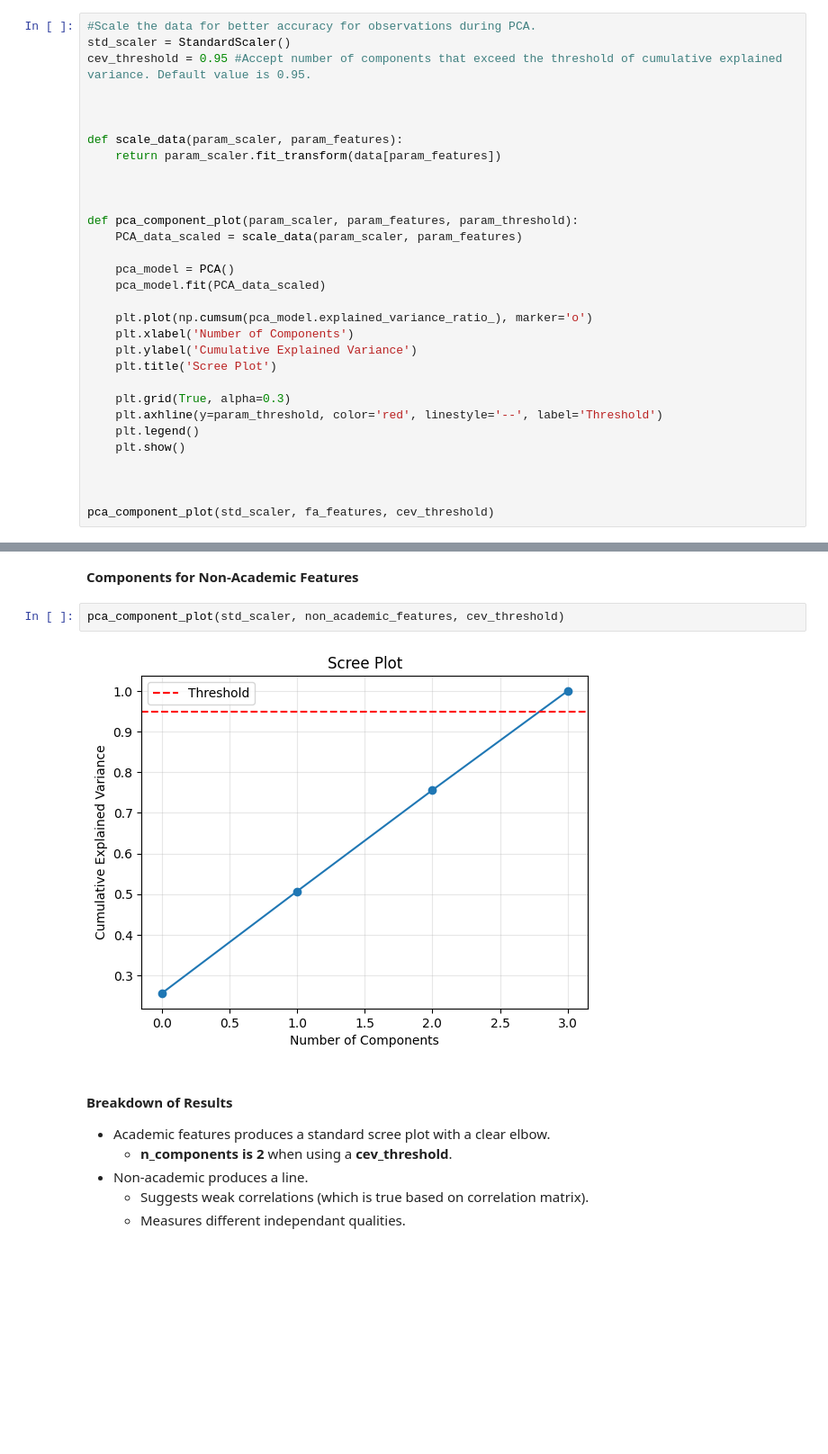
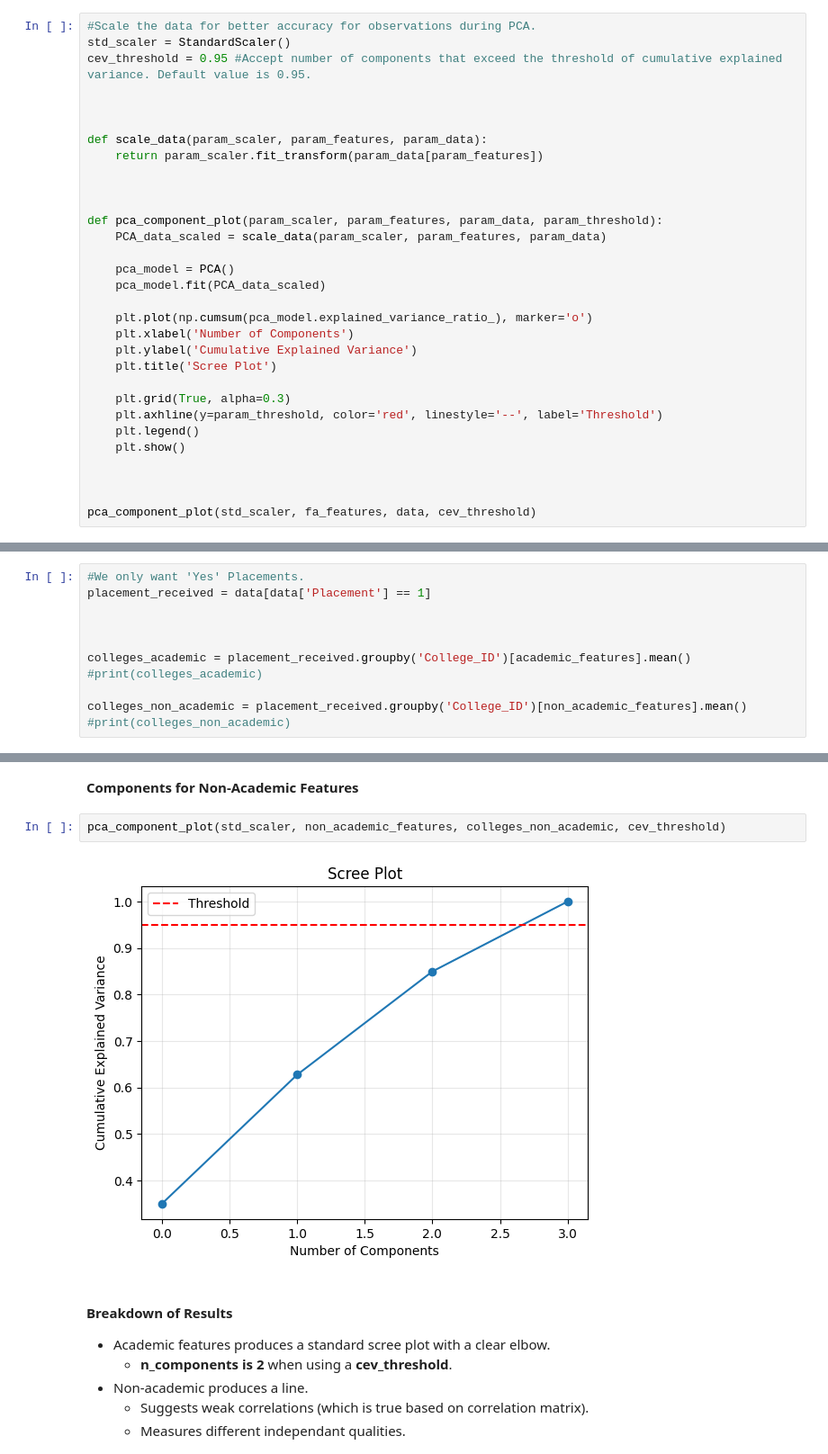
Before and after one commit to Chungj2000/DataAnalysis, a Jupyter notebook: Kaggle/College Student Placement Factors/Workbook.ipynb, the cells around one changed output, grey strips where cells are left out. Shown at 90% size. Saved outputs shown, nothing was run; the diff lists cells and outputs as text; blank space fills up the shorter version.

```diff
--- a/Kaggle/College Student Placement Factors/Workbook.ipynb
+++ b/Kaggle/College Student Placement Factors/Workbook.ipynb
@@ -341,13 +341,13 @@ cev_threshold = 0.95 #Accept number of components that exceed the threshold of c
 
 
 
-def scale_data(param_scaler, param_features):
-    return param_scaler.fit_transform(data[param_features])
+def scale_data(param_scaler, param_features, param_data):
+    return param_scaler.fit_transform(param_data[param_features])
 
 
 
-def pca_component_plot(param_scaler, param_features, param_threshold):
-    PCA_data_scaled = scale_data(param_scaler, param_features)
+def pca_component_plot(param_scaler, param_features, param_data, param_threshold):
+    PCA_data_scaled = scale_data(param_scaler, param_features, param_data)
 
     pca_model = PCA()
     pca_model.fit(PCA_data_scaled)
@@ -364,7 +364,7 @@ def pca_component_plot(param_scaler, param_features, param_threshold):
 
 
 
-pca_component_plot(std_scaler, fa_features, cev_threshold)
+pca_component_plot(std_scaler, fa_features, data, cev_threshold)
 # %% [output]
 [figure]
 # %% [markdown]
@@ -1142,3 +1146,14 @@ non_academic_features = ['IQ', 'Internship_Experience', 'Communication_Skills',
+# %%
+#We only want 'Yes' Placements.
+placement_received = data[data['Placement'] == 1]
+
+
+
+colleges_academic = placement_received.groupby('College_ID')[academic_features].mean()
+#print(colleges_academic)
+
+colleges_non_academic = placement_received.groupby('College_ID')[non_academic_features].mean()
+#print(colleges_non_academic)
 # %% [markdown]
 **Components for Academic Features**
 # %%
@@ -1148,9 +1163,9 @@ pca_component_plot(std_scaler, academic_features, cev_threshold)
 # %% [markdown]
 **Components for Non-Academic Features**
 # %%
-pca_component_plot(std_scaler, non_academic_features, cev_threshold)
+pca_component_plot(std_scaler, non_academic_features, colleges_non_academic, cev_threshold)
 # %% [output]
-[figure, old version]
+[figure, new version]
 # %% [markdown]
 #### Breakdown of Results ####
 - Academic features produces a standard scree plot with a clear elbow.
```
Also changed, not shown: parts of 15 cells of this notebook.
